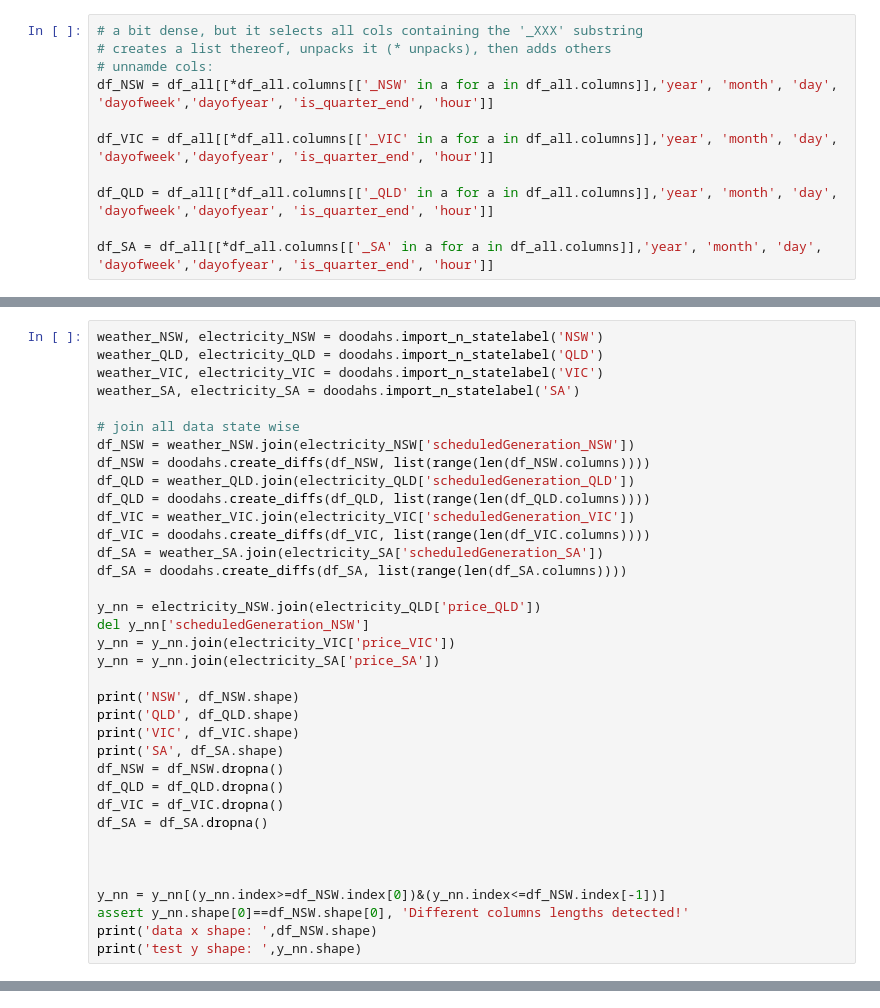
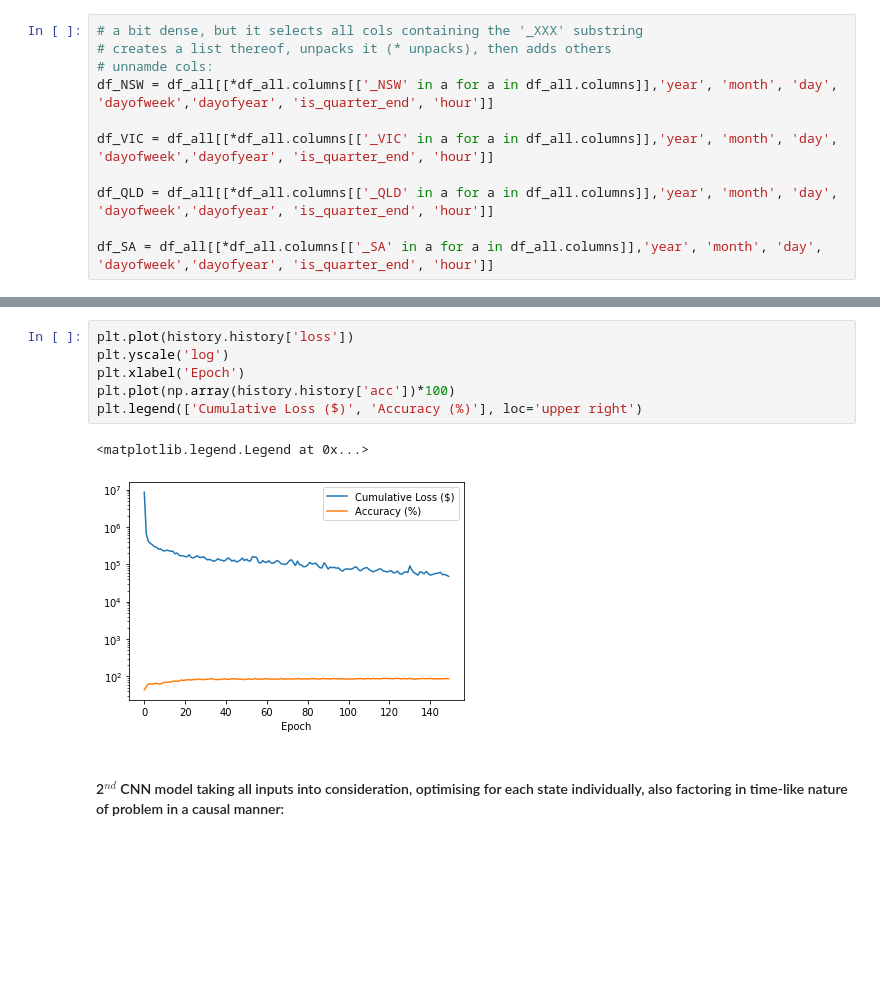
Before and after one commit to xtellurian/amphoradata-ElectricityForecast, a Jupyter notebook: Amphora-ElectricityPrice_Production.ipynb, the cells around one changed output, grey strips where cells are left out. Cells and saved outputs as stored; diff of their text form; blank space fills up the shorter version.

```diff
--- a/Amphora-ElectricityPrice_Production.ipynb
+++ b/Amphora-ElectricityPrice_Production.ipynb
@@ -417,36 +316,0 @@ y_timeshift = [y_2h, y_6h, y_12h, y_24h]
-# %%
-weather_NSW, electricity_NSW = doodahs.import_n_statelabel('NSW')
-weather_QLD, electricity_QLD = doodahs.import_n_statelabel('QLD')
-weather_VIC, electricity_VIC = doodahs.import_n_statelabel('VIC')
-weather_SA, electricity_SA = doodahs.import_n_statelabel('SA')
-
-# join all data state wise
-df_NSW = weather_NSW.join(electricity_NSW['scheduledGeneration_NSW'])
-df_NSW = doodahs.create_diffs(df_NSW, list(range(len(df_NSW.columns))))
-df_QLD = weather_QLD.join(electricity_QLD['scheduledGeneration_QLD'])
-df_QLD = doodahs.create_diffs(df_QLD, list(range(len(df_QLD.columns))))
-df_VIC = weather_VIC.join(electricity_VIC['scheduledGeneration_VIC'])
-df_VIC = doodahs.create_diffs(df_VIC, list(range(len(df_VIC.columns))))
-df_SA = weather_SA.join(electricity_SA['scheduledGeneration_SA'])
-df_SA = doodahs.create_diffs(df_SA, list(range(len(df_SA.columns))))
-
-y_nn = electricity_NSW.join(electricity_QLD['price_QLD'])
-del y_nn['scheduledGeneration_NSW']
-y_nn = y_nn.join(electricity_VIC['price_VIC'])
-y_nn = y_nn.join(electricity_SA['price_SA'])
-
-print('NSW', df_NSW.shape)
-print('QLD', df_QLD.shape)
-print('VIC', df_VIC.shape)
-print('SA', df_SA.shape)
-df_NSW = df_NSW.dropna()
-df_QLD = df_QLD.dropna()
-df_VIC = df_VIC.dropna()
-df_SA = df_SA.dropna()
-
-
-
-y_nn = y_nn[(y_nn.index>=df_NSW.index[0])&(y_nn.index<=df_NSW.index[-1])]
-assert y_nn.shape[0]==df_NSW.shape[0], 'Different columns lengths detected!'
-print('data x shape: ',df_NSW.shape)
-print('test y shape: ',y_nn.shape)
@@ -599,0 +414,11 @@ DatetimeIndex(['2019-11-11 02:00:00+00:00', '2019-11-11 03:00:00+00:00',
+# %%
+plt.plot(history.history['loss'])
+plt.yscale('log')
+plt.xlabel('Epoch')
+plt.plot(np.array(history.history['acc'])*100)
+plt.legend(['Cumulative Loss ($)', 'Accuracy (%)'], loc='upper right')
+# %% [output]
+<matplotlib.legend.Legend at 0x...>
+[figure, added]
+# %% [markdown]
+#### 2$^{nd}$ CNN model taking all inputs into consideration, optimising for each state individually, also factoring in time-like nature of problem in a causal manner:
```
Also changed, not shown: parts of 57 cells of this notebook, 13 other files.
